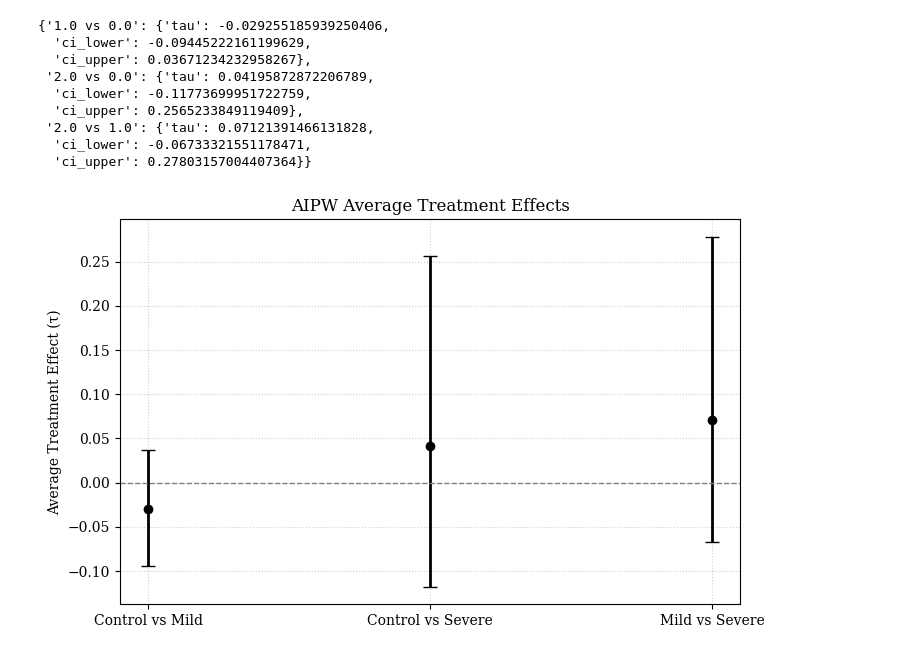
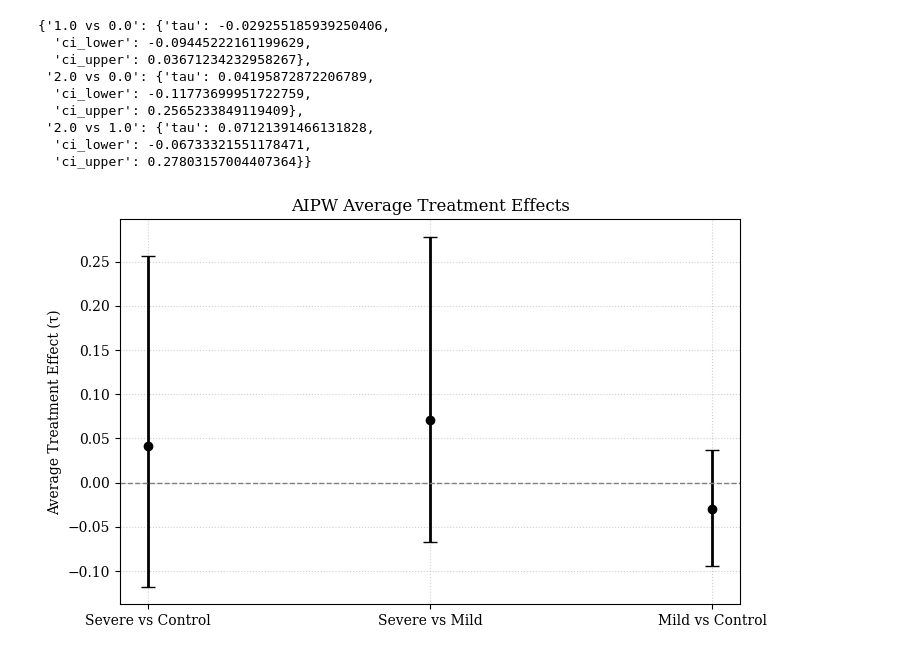
Before and after one commit to furtherAdu/cph-200b-project3, a Jupyter notebook: notebooks/new aipw stuff.ipynb, the cells around one changed output. Drawn from its saved outputs; the diff is of its cells as text; code cells hidden in the pictures.

```diff
--- a/notebooks/new aipw stuff.ipynb
+++ b/notebooks/new aipw stuff.ipynb
@@ -57,15 +82,6 @@ numerical_cols = ['daily_sedentary', 'accelerometer', 'BMI', 'age', 'poverty_rat
 all_cols = df.columns
 untransformed_cols = [x for x in all_cols if x in [*y_cols, t_col, z_col]]
 # %%
-# prune df
-#df.dropna(how='any', inplace=True)
-
-## transform df
-# apply scalers
-scaler = StandardScaler()
-numerical_transformation_cols = list(set(numerical_cols) - set(untransformed_cols))
-df[numerical_transformation_cols] = scaler.fit_transform(df[numerical_transformation_cols])
-
 # make z col binary (indicator of recommended max lux value during sleep)
 light_cutoff = 1 # nightly minute-mean summed light exposure
 df[z_col] = df[z_col].apply(lambda x: 1 if x <= light_cutoff else x)
@@ -366,23 +400,27 @@ bootstrap_summary
   'ci_lower': -0.06733321551178471,
   'ci_upper': 0.27803157004407364}}
 # %%
-contrasts = list(bootstrap_summary.keys())
-taus = [bootstrap_summary[c]["tau"] for c in contrasts]
-lowers = [bootstrap_summary[c]["ci_lower"] for c in contrasts]
-uppers = [bootstrap_summary[c]["ci_upper"] for c in contrasts]
+# plot ates from bootsrapped aipw results
+order_list = ['2.0 vs 0.0', '2.0 vs 1.0', '1.0 vs 0.0']
+reordered_bootstrap = {k: bootstrap_summary[k] for k in order_list}
+
+contrasts = list(reordered_bootstrap.keys())
+taus = [reordered_bootstrap[c]["tau"] for c in contrasts]
+lowers = [reordered_bootstrap[c]["ci_lower"] for c in contrasts]
+uppers = [reordered_bootstrap[c]["ci_upper"] for c in contrasts]
 
 errors = [
     [tau - low for tau, low in zip(taus, lowers)],
     [up - tau for up, tau in zip(uppers, taus)]
 ]
 
 plt.figure(figsize=(8, 5))
-plt.errorbar(['Control vs Mild', 'Control vs Severe', 'Mild vs Severe'], taus, yerr=errors, fmt='o', capsize=5, color='black', ecolor='black', linewidth=2)
+plt.errorbar(['Severe vs Control', 'Severe vs Mild', 'Mild vs Control'], taus, yerr=errors, fmt='o', capsize=5, color='black', ecolor='black', linewidth=2)
 plt.axhline(0, color='gray', linestyle='--', linewidth=1)
 plt.ylabel("Average Treatment Effect (τ)")
 plt.title("AIPW Average Treatment Effects")
 plt.grid(True, linestyle=':', alpha=0.6)
 plt.xticks()
 plt.savefig('../AIPW_Results.png', transparent=True)
 # %% [output]
-[figure, old version]
+[figure, new version]
```
Also changed, not shown: parts of 16 cells of this notebook, 1 other file.
